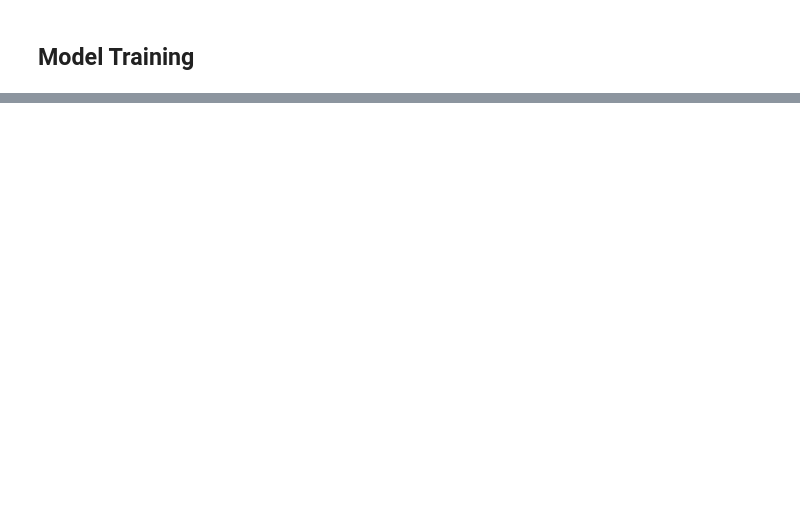
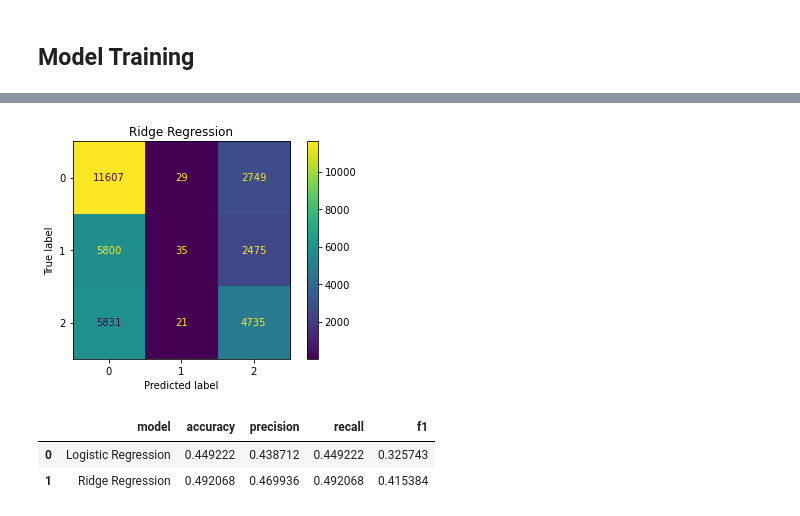
Before and after one commit to herricklab/6740Project, a Jupyter notebook: Project.ipynb, the cells around one changed output, grey strips where cells are left out. Saved outputs shown, nothing was run; the diff lists cells and outputs as text; code cells hidden in the pictures; blank space fills up the shorter version.

```diff
--- a/Project.ipynb
+++ b/Project.ipynb
@@ -326,0 +272,15 @@ NameError: name 'y_test' is not defined
+# %%
+# Ridge Regression
+ridge_result, ridge_cm = model_evaluation(ridge_clf, "Ridge Regression")
+model_performance = model_performance.append(ridge_result, ignore_index=True)
+ridge_disp = ConfusionMatrixDisplay(ridge_cm)
+ridge_disp.plot()
+plt.title('Ridge Regression')
+plt.show();
+
+display(model_performance)
+# %% [output]
+[figure, added]
+|  | model | accuracy | precision | recall | f1 |
+| 0 | Logistic Regression | 0.449222 | 0.438712 | 0.449222 | 0.325743 |
+| 1 | Ridge Regression | 0.492068 | 0.469936 | 0.492068 | 0.415384 |
```
Also changed, not shown: parts of 31 cells of this notebook.
